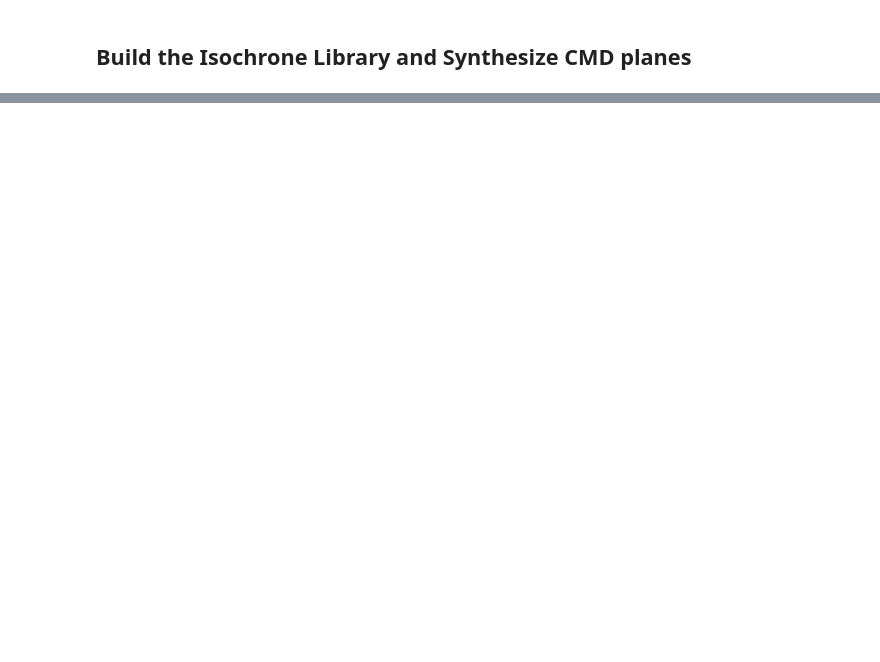
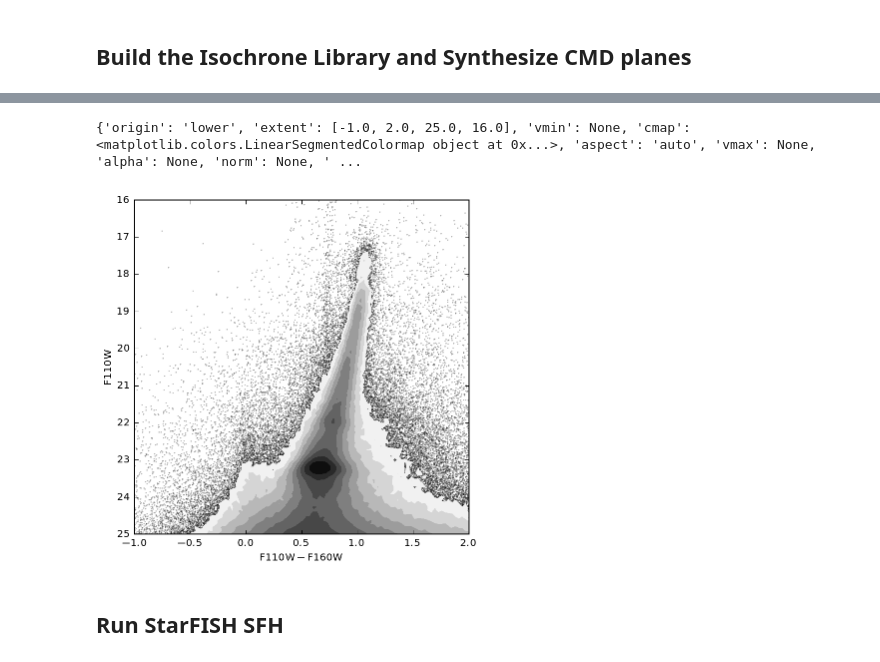
Before and after one commit to jonathansick/androcmd, a Jupyter notebook: notebooks/Brick 23 IR.ipynb, the cells around one changed output, grey strips where cells are left out. Saved outputs shown, nothing was run; the diff lists cells and outputs as text; code cells hidden in the pictures; blank space fills up the shorter version.

Commit message:
First try at a Brick 23 SFH

```diff
--- a/notebooks/Brick 23 IR.ipynb
+++ b/notebooks/Brick 23 IR.ipynb
@@ -152,0 +125,26 @@ if len(glob(os.path.join(STARFISH, synth_dir, "z*"))) == 0:
+# %%
+from astropy.table import Table
+from m31hst import phat_v2_phot_path
+
+if not os.path.exists(os.path.join(STARFISH, fit_dir)):
+    os.makedirs(os.path.join(STARFISH, fit_dir))
+
+data_root = os.path.join(fit_dir, "b23ir.")
+full_data_path = os.path.join(STARFISH, '{0}f110f160'.format(data_root))
+brick_table = Table.read(phat_v2_phot_path(brick), format='fits')
+
+# Only use stars within the fitting box
+c = brick_table['f110w_vega'] - brick_table['f160w_vega']
+m = brick_table['f160w_vega']
+sel = np.where((c > min(ir_lim.x)) & (c < max(ir_lim.x)) &
+               (m > min(ir_lim.y)) & (m < max(ir_lim.y)))[0]
+brick_table = brick_table[sel]
+
+print("Fitting {0:d} stars".format(len(brick_table)))
+
+if not os.path.exists(full_data_path):
+    phot_dtype = np.dtype([('x', np.float), ('y', np.float)])
+    photdata = np.empty(len(brick_table), dtype=phot_dtype)
+    photdata['x'][:] = brick_table['f110w_vega'] - brick_table['f160w_vega']
+    photdata['y'][:] = brick_table['f160w_vega']
+    np.savetxt(full_data_path, photdata, delimiter=' ', fmt='%.4f')
@@ -152,0 +156,21 @@ if len(glob(os.path.join(STARFISH, synth_dir, "z*"))) == 0:
+# %%
+import matplotlib as mpl
+import matplotlib.pyplot as plt
+from androcmd.plot import contour_hess
+
+fig = plt.figure(figsize=(6, 6))
+ax = fig.add_subplot(111)
+contour_hess(ax, brick_table['f110w_vega'] - brick_table['f160w_vega'],
+             brick_table['f160w_vega'], ir_lim.x, (max(ir_lim.y), min(ir_lim.y)),
+             plot_args={'ms': 3})
+ir_cmd.plot_mask(ax)
+ax.set_xlabel(r'$\mathrm{F110W}-\mathrm{F160W}$')
+ax.set_ylabel(r'$\mathrm{F110W}$')
+ax.set_xlim(ir_lim.x)
+ax.set_ylim(ir_lim.y)
+fig.show()
+# %% [output]
+{'origin': 'lower', 'extent': [-1.0, 2.0, 25.0, 16.0], 'vmin': None, 'cmap': <matplotlib.colors.LinearSegmentedColormap object at 0x...>, 'aspect': 'auto', 'vmax': None, 'alpha': None, 'norm': None, ' ...
+[figure, added]
+# %% [markdown]
+## Run StarFISH SFH
```
Also changed, not shown: parts of 8 cells of this notebook.
